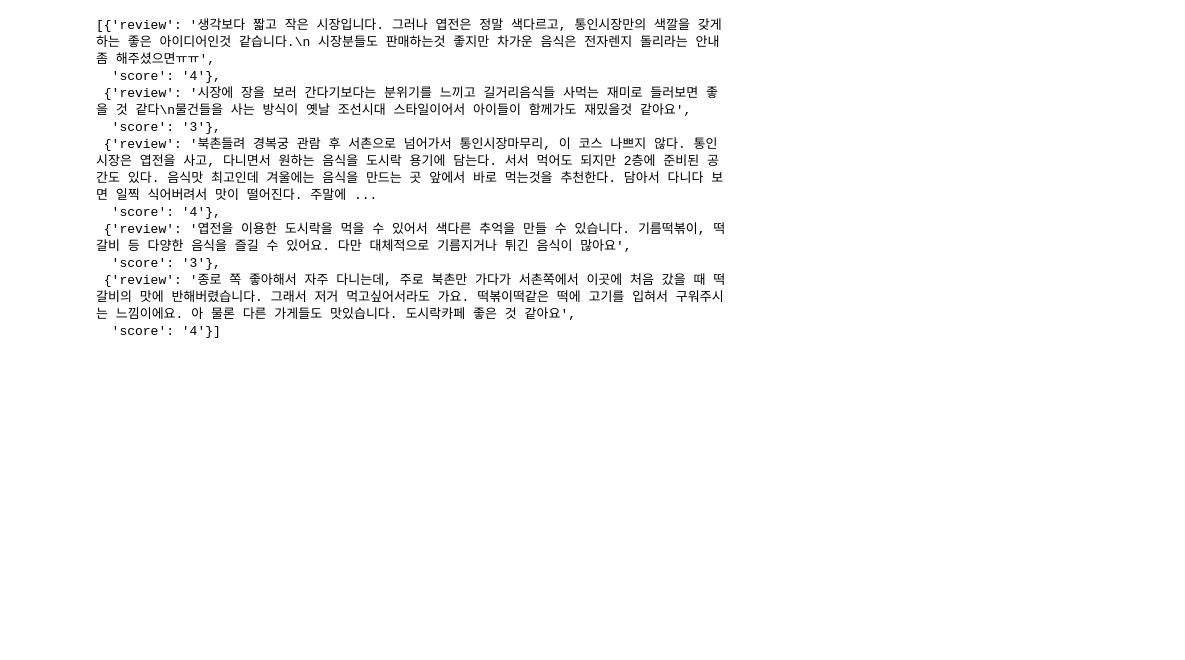
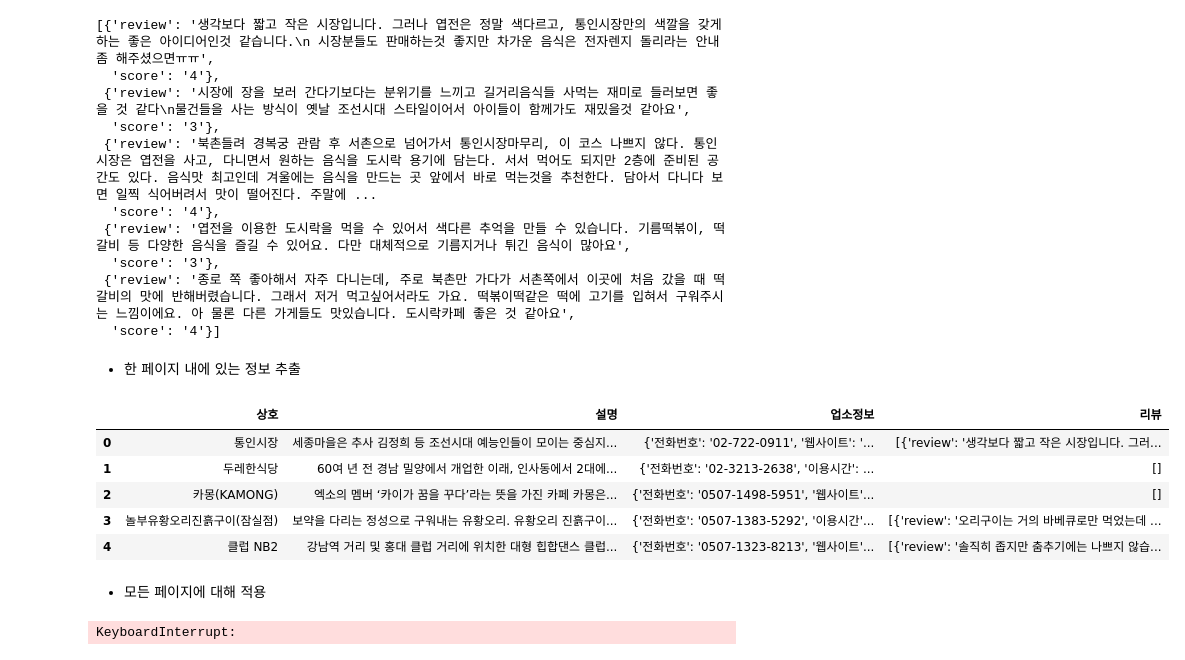
Before and after one commit to ldh52/java-backend, a Jupyter notebook: src/main/resources/static/python/서울맛집.ipynb, the cells around one changed output. Saved outputs shown, nothing was run; the diff lists cells and outputs as text; code cells hidden in the pictures; blank space fills up the shorter version.

```diff
--- a/src/main/resources/static/python/서울맛집.ipynb
+++ b/src/main/resources/static/python/서울맛집.ipynb
@@ -81,3 +83,81 @@ reviews
   'score': '3'},
  {'review': '종로 쪽 좋아해서 자주 다니는데, 주로 북촌만 가다가 서촌쪽에서 이곳에 처음 갔을 때 떡갈비의 맛에 반해버렸습니다. 그래서 저거 먹고싶어서라도 가요. 떡볶이떡같은 떡에 고기를 입혀서 구워주시는 느낌이에요. 아 물론 다른 가게들도 맛있습니다. 도시락카페 좋은 것 같아요',
   'score': '4'}]
+# %% [markdown]
+- 한 페이지 내에 있는 정보 추출
+# %%
+lines = []
+for li in lis:
+    href = li.select_one('a')['href']
+    sub_url = f'{base_url}{href}'
+    sub_res = requests.get(sub_url)
+    sub_soup = BeautifulSoup(sub_res.text, 'html.parser')
+
+    name = sub_soup.select_one('.h3.textcenter').text.strip()
+    intro = sub_soup.select_one('.text-area').get_text().strip().replace(u'\xa0', u' ')
+    dls = sub_soup.select('.detail-map-infor.first.border > dl')
+    info_dict = {}
+    for dl in dls:
+        dt = dl.select_one('dt').text.strip()
+        dd = dl.select_one('dd').text.strip().replace(u'\xa0', u' ').replace('\r', '\n')
+        if dd == '웹사이트 보기':
+            dd = dl.select_one('a')['href']
+        info_dict[dt] = dd
+
+    inner_divs = sub_soup.select('.trip-lst > li > div.inner')
+    reviews = []
+    for inner_div in inner_divs:
+        review = inner_div.select_one('dd').text.strip()
+        score = inner_div.select_one('div.group-01 > img.trip-02')['alt'].split(':')[1]
+        row = {'review': review, 'score': score}
+        reviews.append(row)
+
+    lines.append({'상호': name, '설명': intro, '업소정보': info_dict, '리뷰': reviews})
+# %%
+df = pd.DataFrame(lines)
+df.head()
+# %% [output]
+|  | 상호 | 설명 | 업소정보 | 리뷰 |
+| 0 | 통인시장 | 세종마을은 추사 김정희 등 조선시대 예능인들이 모이는 중심지... | {'전화번호': '02-722-0911', '웹사이트': '... | [{'review': '생각보다 짧고 작은 시장입니다. 그러... |
+| 1 | 두레한식당 | 60여 년 전 경남 밀양에서 개업한 이래, 인사동에서 2대에... | {'전화번호': '02-3213-2638', '이용시간': ... | [] |
+| 2 | 카몽(KAMONG) | 엑소의 멤버 ‘카이가 꿈을 꾸다’라는 뜻을 가진 카페 카몽은... | {'전화번호': '0507-1498-5951', '웹사이트'... | [] |
+| 3 | 놀부유황오리진흙구이(잠실점) | 보약을 다리는 정성으로 구워내는 유황오리. 유황오리 진흙구이... | {'전화번호': '0507-1383-5292', '이용시간'... | [{'review': '오리구이는 거의 바베큐로만 먹었는데 ... |
+| 4 | 클럽 NB2 | 강남역 거리 및 홍대 클럽 거리에 위치한 대형 힙합댄스 클럽... | {'전화번호': '0507-1323-8213', '웹사이트'... | [{'review': '솔직히 좁지만 춤추기에는 나쁘지 않습... |
+# %% [markdown]
+- 모든 페이지에 대해 적용
+# %%
+lines = []
+for page in tqdm(range(1, 122)):
+    url = f'{base_url}/restaurants?curPage={page}'
+    result = requests.get(url)
+    soup = BeautifulSoup(result.text, 'html.parser')
+    lis = soup.select('li.item')
+
+    for li in lis:
+        href = li.select_one('a')['href']
+        sub_url = f'{base_url}{href}'
+        sub_res = requests.get(sub_url)
+        sub_soup = BeautifulSoup(sub_res.text, 'html.parser')
+
+        name = sub_soup.select_one('.h3.textcenter').text.strip()
+        intro = sub_soup.select_one('.text-area').get_text().strip().replace(u'\xa0', u' ')
+        dls = sub_soup.select('.detail-map-infor.first.border > dl')
+        info_dict = {}
+        for dl in dls:
+            dt = dl.select_one('dt').text.strip()
+            dd = dl.select_one('dd').text.strip().replace(u'\xa0', u' ').replace('\r', '\n')
+            if dd == '웹사이트 보기':
+                dd = dl.select_one('a')['href']
+            info_dict[dt] = dd
+
+        inner_divs = sub_soup.select('.trip-lst > li > div.inner')
+        reviews = []
+        for inner_div in inner_divs:
+            review = inner_div.select_one('dd').text.strip()
+            score = inner_div.select_one('div.group-01 > img.trip-02')['alt'].split(':')[1]
+            row = {'review': review, 'score': score}
+            reviews.append(row)
+
+        lines.append({'상호': name, '설명': intro, '업소정보': info_dict, '리뷰': reviews})
+# %% [output]
+KeyboardInterrupt:
```
Also changed, not shown: parts of 2 cells of this notebook, 1 other file.
